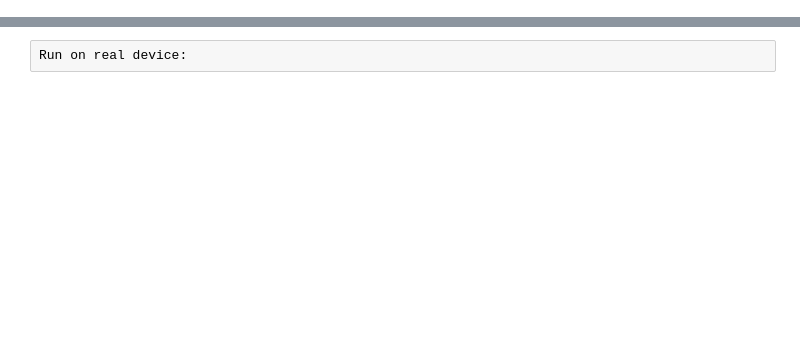
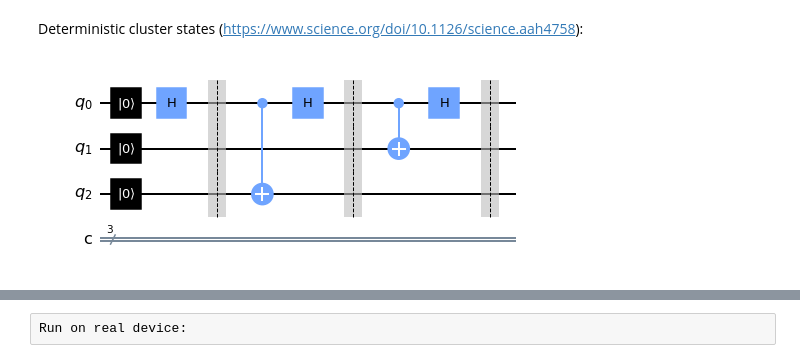
Before and after one commit to DeDuckProject/quantum-playground, a Jupyter notebook: basic-quantum-circuit.ipynb, the cells around one changed output, grey strips where cells are left out. Cells and saved outputs as stored; diff of their text form; code cells hidden in the pictures; blank space fills up the shorter version.

```diff
--- a/basic-quantum-circuit.ipynb
+++ b/basic-quantum-circuit.ipynb
@@ -99,30 +89,35 @@ Deterministic clluster states (https://www.science.org/doi/10.1126/science.aah47
+# %% [markdown]
+Deterministic cluster states (https://www.science.org/doi/10.1126/science.aah4758):
 # %%
 # Custom circuit
+n = 3
 qreg_q = QuantumRegister(n, 'q')
 creg_c = ClassicalRegister(n, 'c')
 circuit = QuantumCircuit(qreg_q, creg_c)
 
 for i in range(0,n):
     circuit.reset(qreg_q[i])
     # circuit.x(qreg_q[i])
 
 # Init "control bit" qunatum
 circuit.h(qreg_q[0])
 
 # Cycle
 for i in range(n-1,0,-1):
     circuit.barrier()
     circuit.cx(qreg_q[0],qreg_q[i])
     circuit.h(qreg_q[0])
 
 circuit.barrier()
 # for i in range(0,n):
     # circuit.measure(qreg_q[i],creg_c[i])
 
 
 circuit.draw('mpl')
 # editor = CircuitComposer(circuit=circuit)
 # editor
+# %% [output]
+[figure, added]
 # %%
 # Print state vector
 
```
Also changed, not shown: parts of 12 cells of this notebook, 1 other file.
